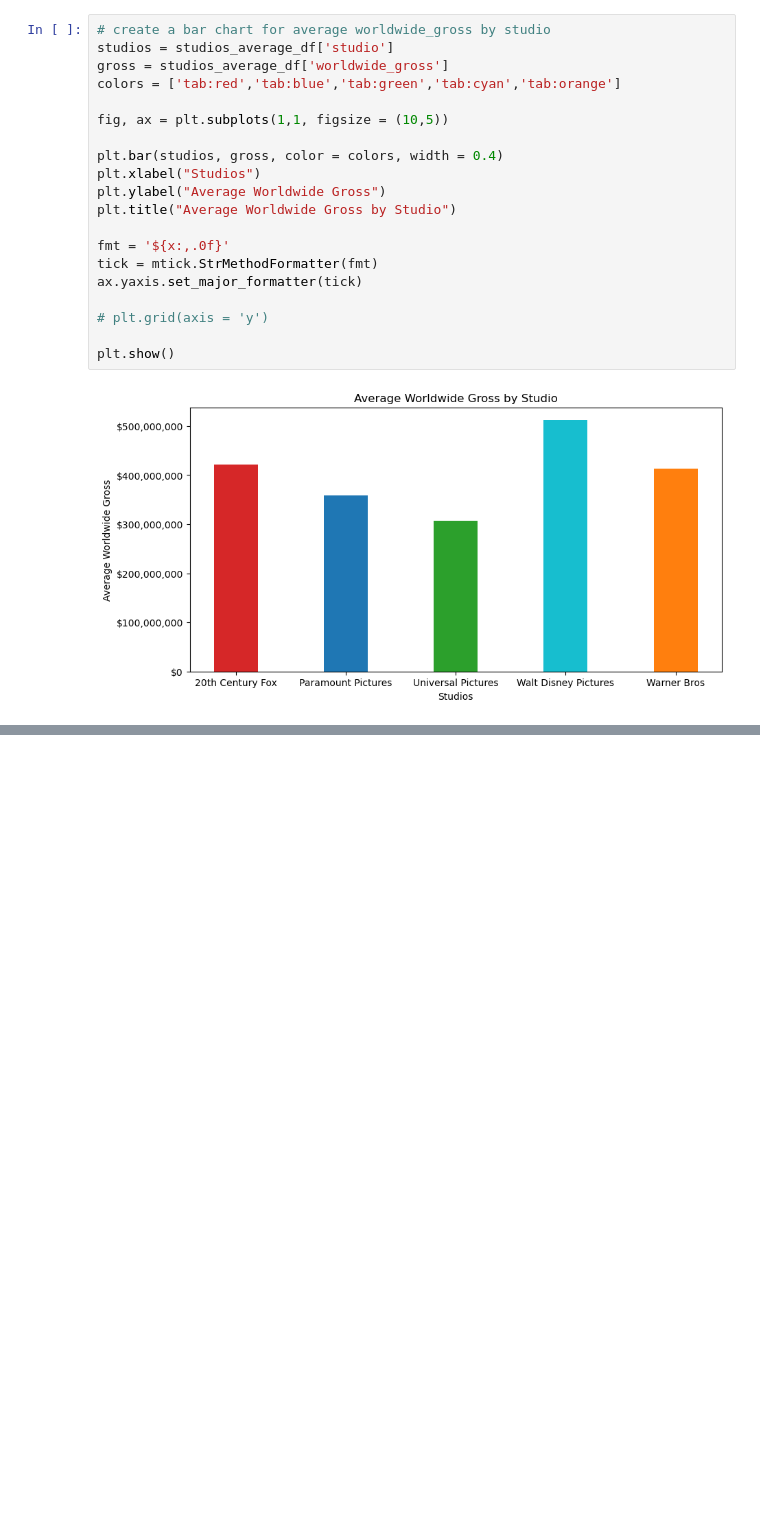
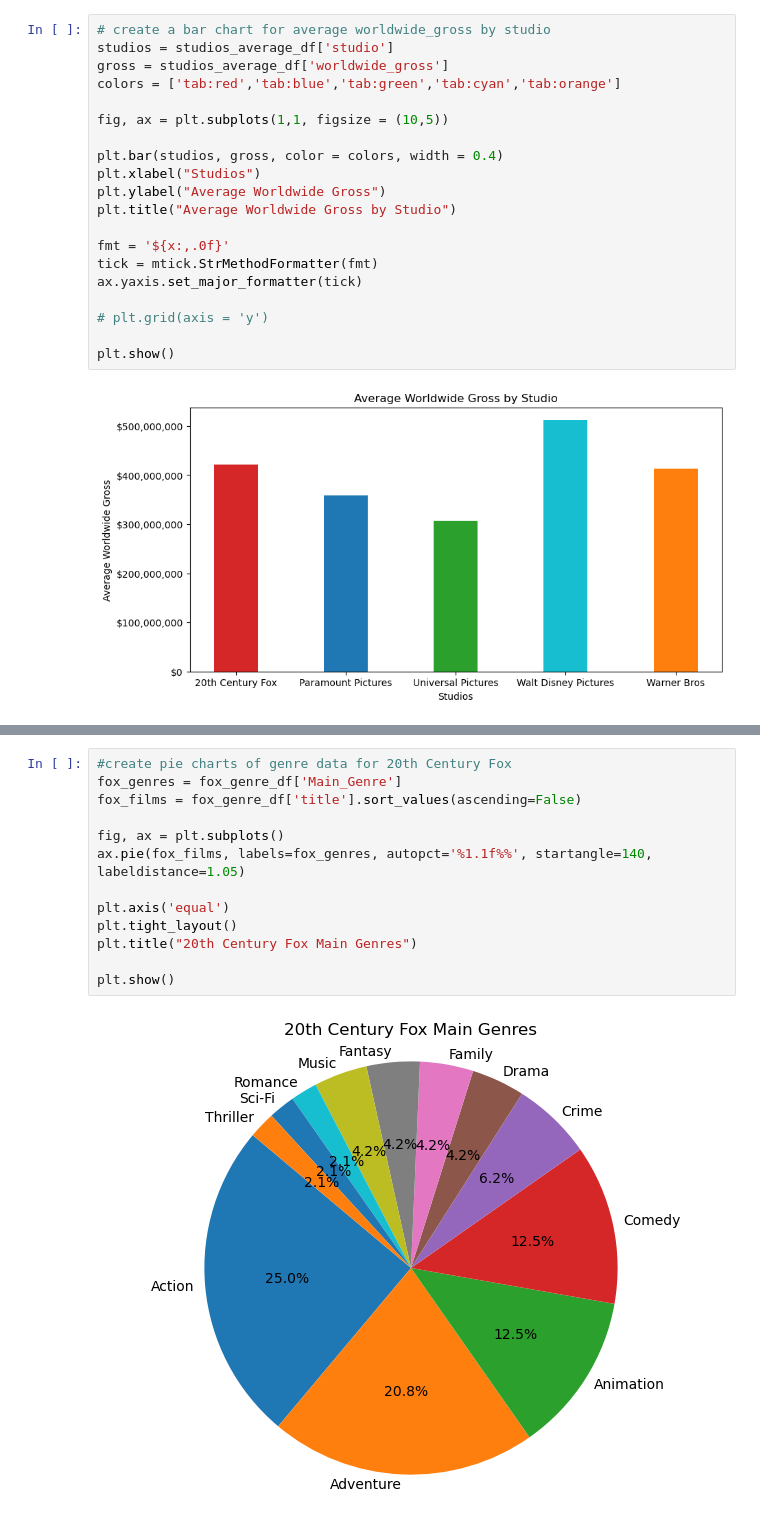
Before and after one commit to skutlick/project-01, a Jupyter notebook: blockbusters.ipynb, the cells around one changed output, grey strips where cells are left out. Saved outputs shown, nothing was run; the diff lists cells and outputs as text; blank space fills up the shorter version.

Commit message:
additional statistical analysis, charts, and presentation edits

```diff
--- a/blockbusters.ipynb
+++ b/blockbusters.ipynb
@@ -104 +153,16 @@ paramount_genre_df
+# %%
+#create pie charts of genre data for 20th Century Fox
+fox_genres = fox_genre_df['Main_Genre']
+fox_films = fox_genre_df['title'].sort_values(ascending=False)
+
+fig, ax = plt.subplots()
+ax.pie(fox_films, labels=fox_genres, autopct='%1.1f%%', startangle=140, labeldistance=1.05)
+
+plt.axis('equal')
+plt.tight_layout()
+plt.title("20th Century Fox Main Genres")
+
+plt.show()
+# %% [output]
+[figure, added]
 # %%
```
Also changed, not shown: parts of 13 cells of this notebook, 13 other files.
